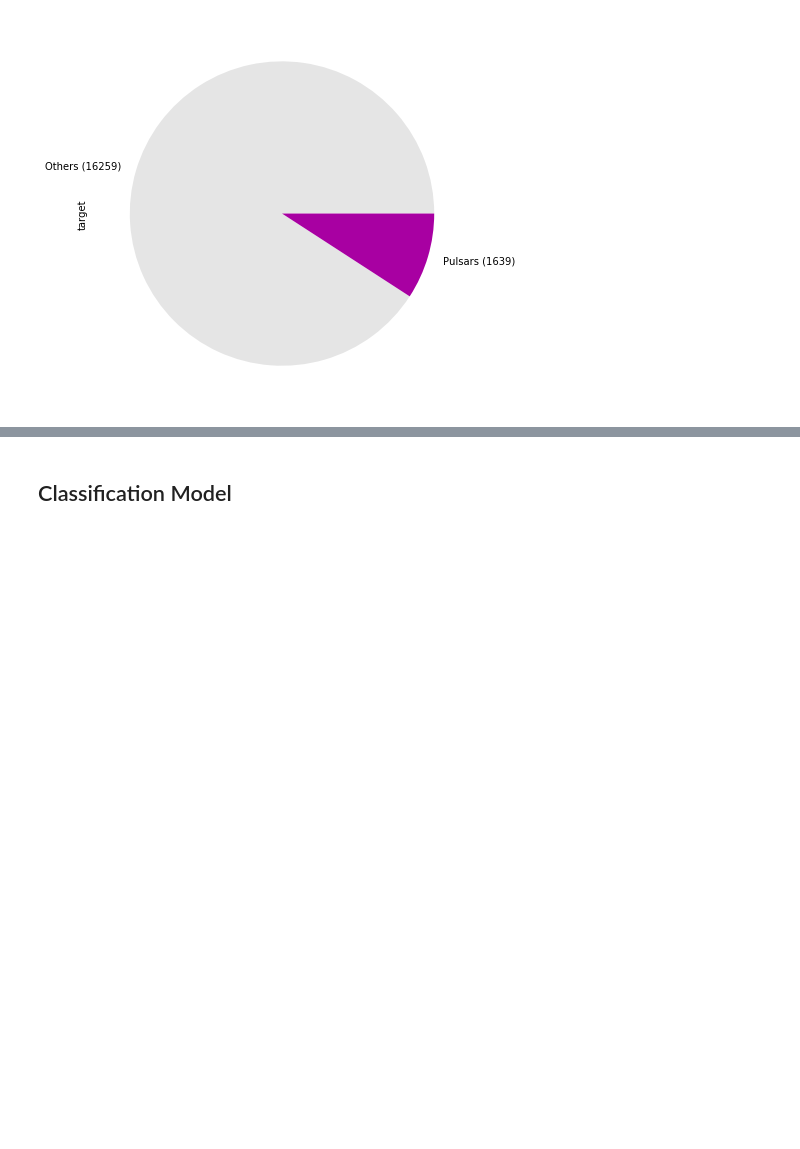
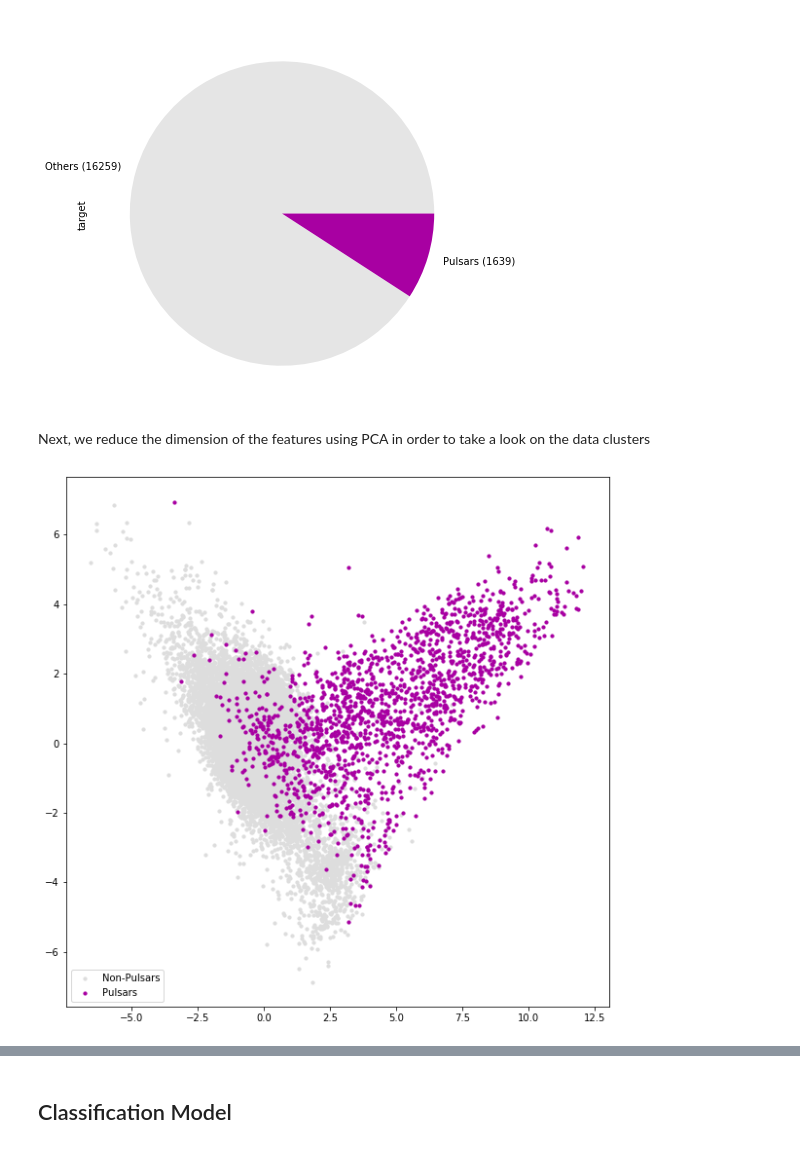
Before and after one commit to Zhuvikin/ai-university-tasks, a Jupyter notebook: pulsars/pulsars.ipynb, the cells around one changed output, grey strips where cells are left out. Saved outputs shown, nothing was run; the diff lists cells and outputs as text; code cells hidden in the pictures; blank space fills up the shorter version.

```diff
--- a/pulsars/pulsars.ipynb
+++ b/pulsars/pulsars.ipynb
@@ -116,3 +141,27 @@ scaled_data.target.value_counts().plot(kind = 'pie', labels = ['Others (' + str(
 # %% [output]
 <matplotlib.axes._subplots.AxesSubplot at 0x...>
 [figure]
+# %% [markdown]
+Next, we reduce the dimension of the features using PCA in order to take a look on the data clusters
+# %%
+groups = scaled_data.groupby(['target'])
+nonPulsarsG = groups.get_group(0)
+pulsarsG = groups.get_group(1)
+
+pca = PCA(n_components = 2, random_state = 0)
+pca.fit(scaled_data.filter(regex = "[^target]").values)
+nonPulsarComponents = pca.transform(nonPulsarsG.filter(regex = "[^target]").values)
+pulsarComponents = pca.transform(pulsarsG.filter(regex = "[^target]").values)
+
+others_color = '#dddddd'
+pulsars_color = '#a800a2'
+
+fig = plt.figure(figsize = (10, 10))
+ax1 = fig.add_subplot(111)
+ax1.scatter(nonPulsarComponents[:, 0], nonPulsarComponents[:, 1], s = 10, c = others_color, label = 'Non-Pulsars')
+ax1.scatter(pulsarComponents[:, 0], pulsarComponents[:, 1], s = 10, c = pulsars_color, label = 'Pulsars')
+ax1.axis('tight')
+plt.legend(loc = 'lower left');
+plt.show()
+# %% [output]
+[figure, added]
```
Also changed, not shown: parts of 53 cells of this notebook, 2 other files.
